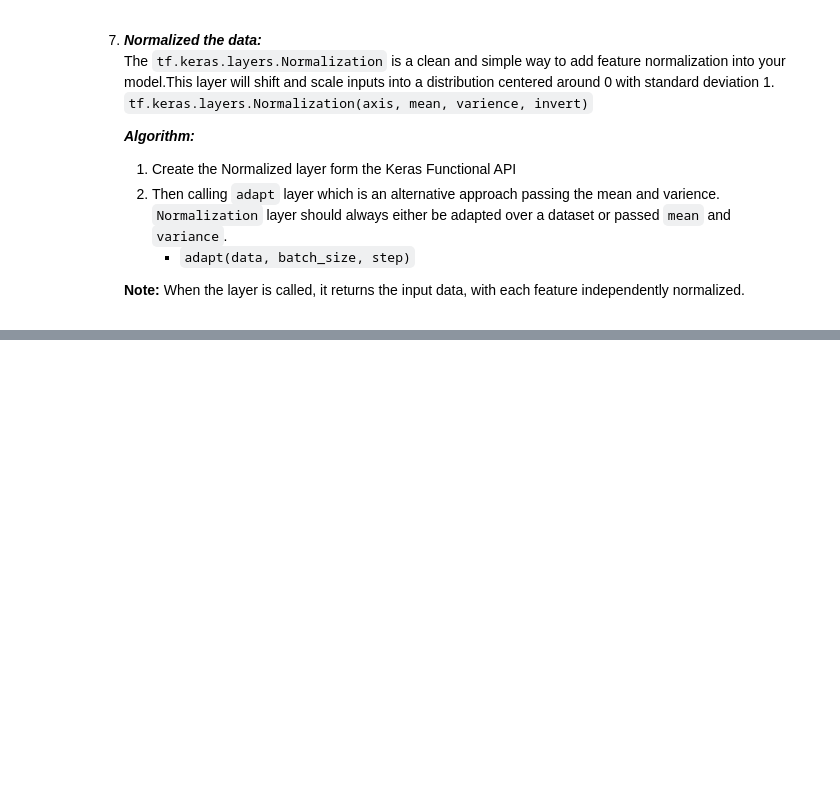
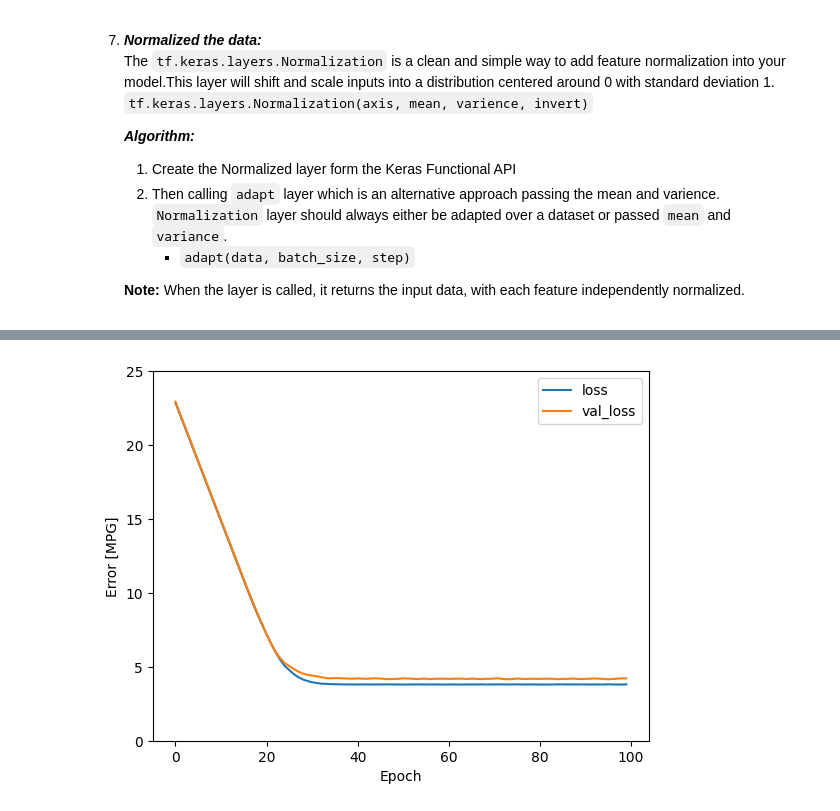
Before and after one commit to Limon-7/deep-learning-libray, a Jupyter notebook: TensorFlow/3-linear-regression-Predict-fuel-efficiency.ipynb, the cells around one changed output, grey strips where cells are left out. Saved outputs shown, nothing was run; the diff lists cells and outputs as text; code cells hidden in the pictures; blank space fills up the shorter version.

```diff
--- a/TensorFlow/3-linear-regression-Predict-fuel-efficiency.ipynb
+++ b/TensorFlow/3-linear-regression-Predict-fuel-efficiency.ipynb
@@ -167,0 +182,7 @@ Normalized: [[-0.84 -1.07 -0.87 -1.06 -0.49 -0.64 -0.44 -0.44  0.69]]
+# %%
+feature="Horsepower"
+single_feature = np.array(train_features[feature])
+print(single_feature.shape, train_features.shape)
+
+single_feature_normalizer = tf.keras.layers.Normalization(input_shape=[1,], axis=None) # define a 1D tensor
+single_feature_normalizer.adapt(single_feature)
@@ -167,0 +193,8 @@ Normalized: [[-0.84 -1.07 -0.87 -1.06 -0.49 -0.64 -0.44 -0.44  0.69]]
+# %%
+# Sequential model
+single_feature_model = keras.models.Sequential([
+    single_feature_normalizer,
+    layers.Dense(units=1) # Linear Model
+])
+
+single_feature_model.summary()
@@ -167,0 +232,6 @@ Normalized: [[-0.84 -1.07 -0.87 -1.06 -0.49 -0.64 -0.44 -0.44  0.69]]
+# %%
+loss = keras.losses.MeanAbsoluteError()
+optim = tf.keras.optimizers.Adam(learning_rate = 0.1)
+single_feature_model.compile(
+    optimizer=optim,
+    loss= loss)
@@ -167,0 +240,7 @@ Normalized: [[-0.84 -1.07 -0.87 -1.06 -0.49 -0.64 -0.44 -0.44  0.69]]
+# %%
+history = single_feature_model.fit(
+    train_features[feature], train_labels,
+    epochs=100,
+    verbose=0,
+    # Calculate validation results on 20% of the training data
+    validation_split = 0.2)
@@ -167,0 +261,12 @@ Normalized: [[-0.84 -1.07 -0.87 -1.06 -0.49 -0.64 -0.44 -0.44  0.69]]
+# %%
+def plot_loss(history):
+    plt.plot(history.history['loss'], label='loss')
+    plt.plot(history.history['val_loss'], label='val_loss')
+    plt.ylim([0, 25])
+    plt.xlabel('Epoch')
+    plt.ylabel('Error [MPG]')
+    plt.legend()
+    # plt.grid(True)
+plot_loss(history)
+# %% [output]
+[figure, added]
```
Also changed, not shown: parts of 47 cells of this notebook.
